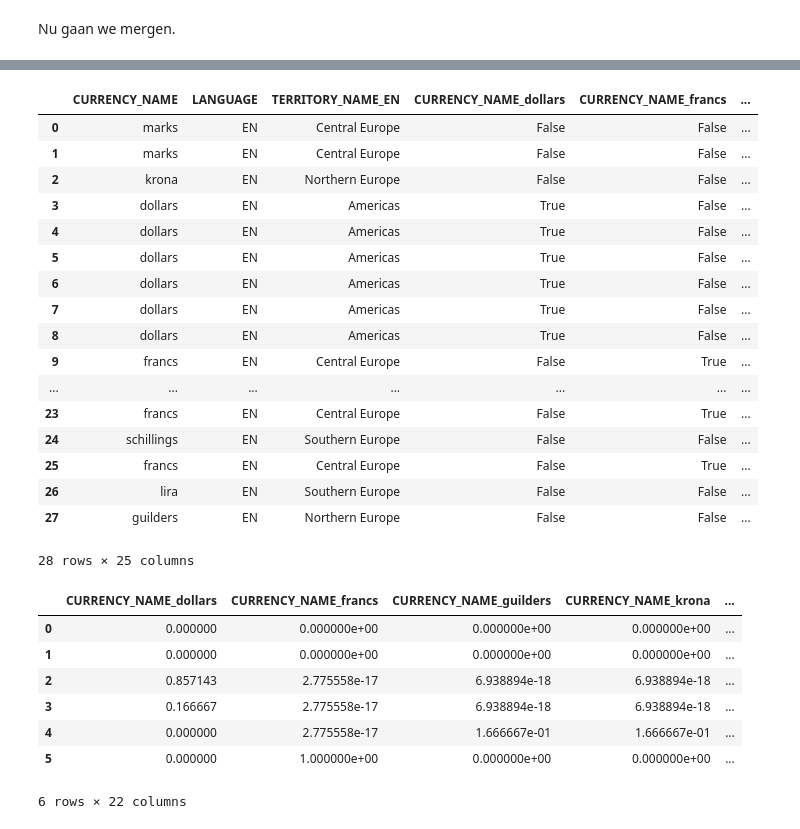
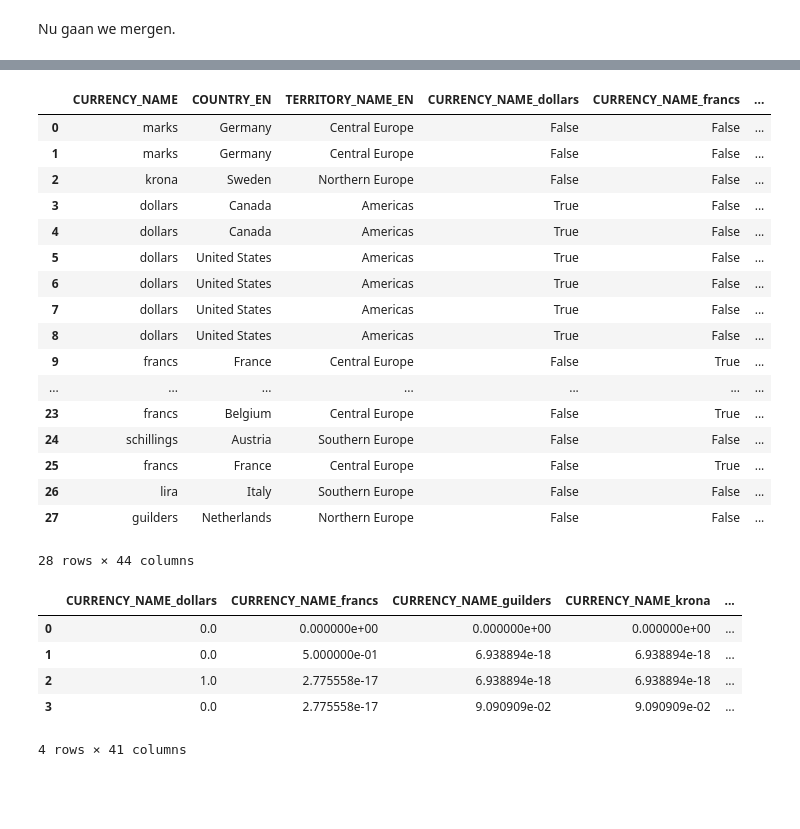
Before and after one commit to Peter-The-Great/DEDS_Portfolio_Week-8, a Jupyter notebook: clusteringmodel.ipynb, the cells around one changed output, grey strips where cells are left out. Cells and saved outputs as stored; diff of their text form; code cells hidden in the pictures; blank space fills up the shorter version.

```diff
--- a/clusteringmodel.ipynb
+++ b/clusteringmodel.ipynb
@@ -324,51 +339,49 @@ table.head(1)
 # %%
-table = table[['CURRENCY_NAME', 'LANGUAGE', 'TERRITORY_NAME_EN']]
+table = table[['CURRENCY_NAME', 'COUNTRY_EN', 'TERRITORY_NAME_EN']]
 df = pd.get_dummies(table)  # Dummy encoding
 df.dropna(inplace=True)  # Optioneel: verwijder rijen met ontbrekende waarden
 
 table = pd.concat([table, df], axis=1)
 table
 # %% [output]
-|  | CURRENCY_NAME | LANGUAGE | TERRITORY_NAME_EN | CURRENCY_NAME_dollars | CURRENCY_NAME_francs | ... |
-| 0 | marks | EN | Central Europe | False | False | ... |
-| 1 | marks | EN | Central Europe | False | False | ... |
-| 2 | krona | EN | Northern Europe | False | False | ... |
-| 3 | dollars | EN | Americas | True | False | ... |
-| 4 | dollars | EN | Americas | True | False | ... |
-| 5 | dollars | EN | Americas | True | False | ... |
-| 6 | dollars | EN | Americas | True | False | ... |
-| 7 | dollars | EN | Americas | True | False | ... |
-| 8 | dollars | EN | Americas | True | False | ... |
-| 9 | francs | EN | Central Europe | False | True | ... |
+|  | CURRENCY_NAME | COUNTRY_EN | TERRITORY_NAME_EN | CURRENCY_NAME_dollars | CURRENCY_NAME_francs | ... |
+| 0 | marks | Germany | Central Europe | False | False | ... |
+| 1 | marks | Germany | Central Europe | False | False | ... |
+| 2 | krona | Sweden | Northern Europe | False | False | ... |
+| 3 | dollars | Canada | Americas | True | False | ... |
+| 4 | dollars | Canada | Americas | True | False | ... |
+| 5 | dollars | United States | Americas | True | False | ... |
+| 6 | dollars | United States | Americas | True | False | ... |
+| 7 | dollars | United States | Americas | True | False | ... |
+| 8 | dollars | United States | Americas | True | False | ... |
+| 9 | francs | France | Central Europe | False | True | ... |
 | ... | ... | ... | ... | ... | ... | ... |
-| 23 | francs | EN | Central Europe | False | True | ... |
-| 24 | schillings | EN | Southern Europe | False | False | ... |
-| 25 | francs | EN | Central Europe | False | True | ... |
-| 26 | lira | EN | Southern Europe | False | False | ... |
-| 27 | guilders | EN | Northern Europe | False | False | ... |
+| 23 | francs | Belgium | Central Europe | False | True | ... |
+| 24 | schillings | Austria | Southern Europe | False | False | ... |
+| 25 | francs | France | Central Europe | False | True | ... |
+| 26 | lira | Italy | Southern Europe | False | False | ... |
+| 27 | guilders | Netherlands | Northern Europe | False | False | ... |
-28 rows × 25 columns
+28 rows × 44 columns
 # %%
 # Train het clustermodel
-kmeans = KMeans(n_clusters=6, random_state=42)
+kmeans = KMeans(n_clusters=4, random_state=42)
 prediction_results = kmeans.fit_predict(df)
 prediction_results
 
 kmeans_centra = pd.DataFrame(kmeans.cluster_centers_)
 kmeans_centra
 
 for i in range(len(kmeans_centra.columns)):
     kmeans_centra = kmeans_centra.rename(columns = {i : f'{df.columns[i]}'})
 
 kmeans_centra
 # %% [output]
 |  | CURRENCY_NAME_dollars | CURRENCY_NAME_francs | CURRENCY_NAME_guilders | CURRENCY_NAME_krona | ... |
-| 0 | 0.000000 | 0.000000e+00 | 0.000000e+00 | 0.000000e+00 | ... |
-| 1 | 0.000000 | 0.000000e+00 | 0.000000e+00 | 0.000000e+00 | ... |
-| 2 | 0.857143 | 2.775558e-17 | 6.938894e-18 | 6.938894e-18 | ... |
-| 3 | 0.166667 | 2.775558e-17 | 6.938894e-18 | 6.938894e-18 | ... |
-| 4 | 0.000000 | 2.775558e-17 | 1.666667e-01 | 1.666667e-01 | ... |
-| 5 | 0.000000 | 1.000000e+00 | 0.000000e+00 | 0.000000e+00 | ... |
+| 0 | 0.0 | 0.000000e+00 | 0.000000e+00 | 0.000000e+00 | ... |
+| 1 | 0.0 | 5.000000e-01 | 6.938894e-18 | 6.938894e-18 | ... |
+| 2 | 1.0 | 2.775558e-17 | 6.938894e-18 | 6.938894e-18 | ... |
+| 3 | 0.0 | 2.775558e-17 | 9.090909e-02 | 9.090909e-02 | ... |
-6 rows × 22 columns
+4 rows × 41 columns
 # %%
 for src_index, _ in df.iterrows():
     euclidian_distances = dict()
```
Also changed, not shown: parts of 3 cells of this notebook, 3 other files.
